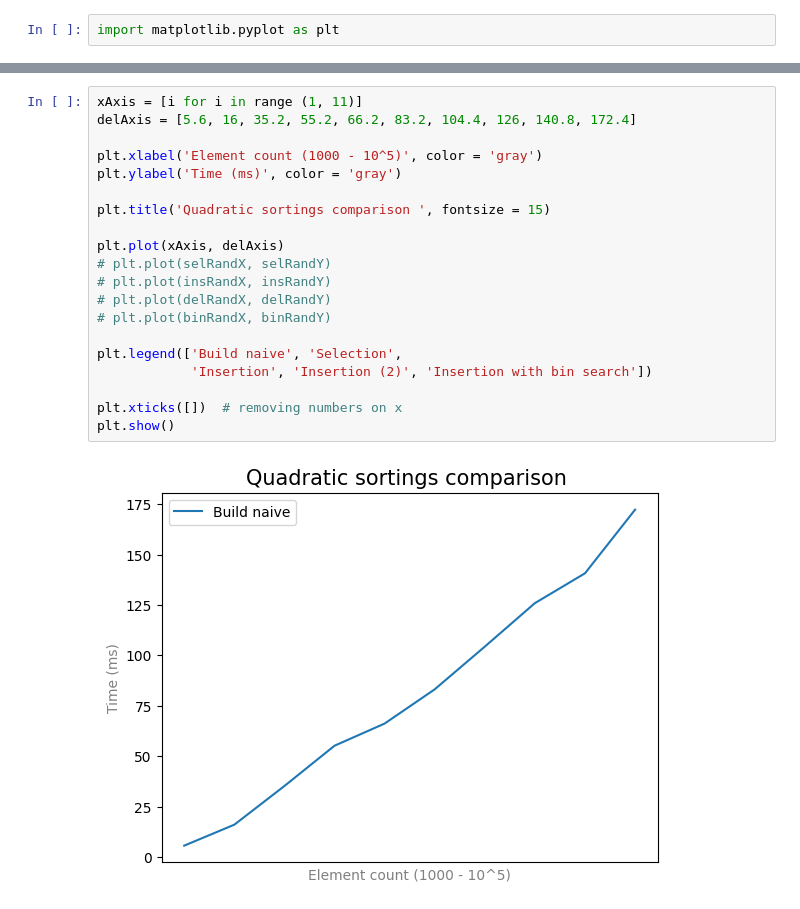
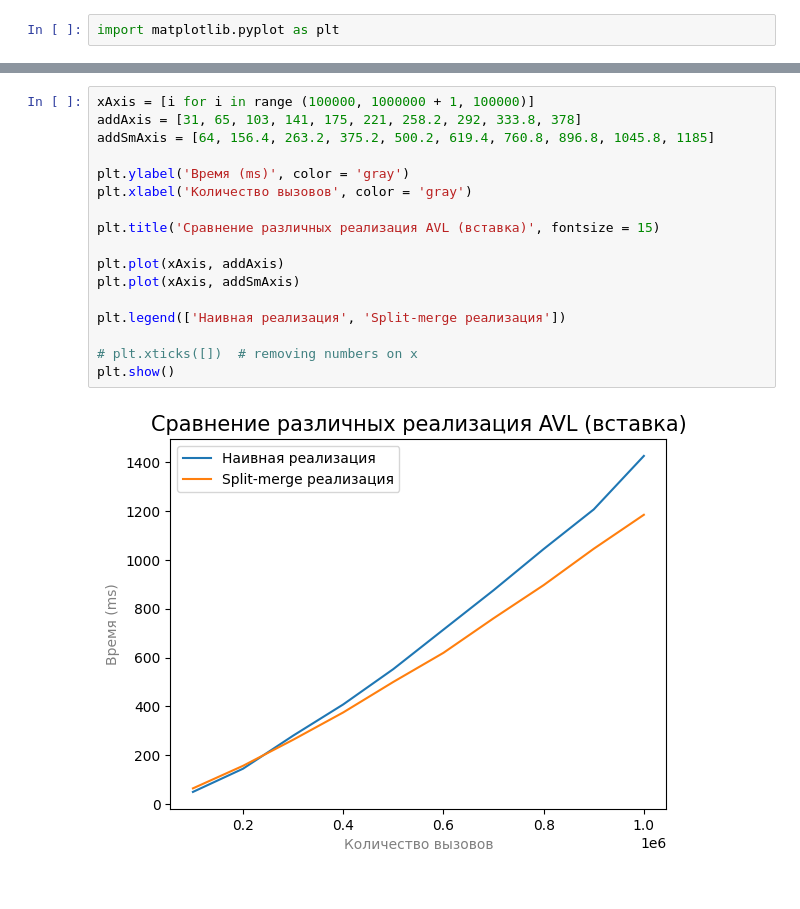
Before and after one commit to ThreadJava800/TreeCompare, a Jupyter notebook: graphs/drawGraph.ipynb, the cells around one changed output, grey strips where cells are left out. Saved outputs shown, nothing was run; the diff lists cells and outputs as text.

```diff
--- a/graphs/drawGraph.ipynb
+++ b/graphs/drawGraph.ipynb
@@ -25,22 +3,19 @@ plt.show()
-# %%
-xAxis = [i for i in range (1, 11)]
-delAxis = [5.6, 16, 35.2, 55.2, 66.2, 83.2, 104.4, 126, 140.8, 172.4]
-
-plt.xlabel('Element count (1000 - 10^5)', color = 'gray')
-plt.ylabel('Time (ms)', color = 'gray')
-
-plt.title('Quadratic sortings comparison ', fontsize = 15)
-
-plt.plot(xAxis, delAxis)
-# plt.plot(selRandX, selRandY)
-# plt.plot(insRandX, insRandY)
-# plt.plot(delRandX, delRandY)
-# plt.plot(binRandX, binRandY)
-
-plt.legend(['Build naive', 'Selection',
-            'Insertion', 'Insertion (2)', 'Insertion with bin search'])
-
-plt.xticks([])  # removing numbers on x
-plt.show()
-# %% [output]
-[figure, removed]
+# %%
+xAxis = [i for i in range (100000, 1000000 + 1, 100000)]
+addAxis = [31, 65, 103, 141, 175, 221, 258.2, 292, 333.8, 378]
+addSmAxis = [64, 156.4, 263.2, 375.2, 500.2, 619.4, 760.8, 896.8, 1045.8, 1185]
+
+plt.ylabel('Время (ms)', color = 'gray')
+plt.xlabel('Количество вызовов', color = 'gray')
+
+plt.title('Сравнение различных реализация AVL (вставка)', fontsize = 15)
+
+plt.plot(xAxis, addAxis)
+plt.plot(xAxis, addSmAxis)
+
+plt.legend(['Наивная реализация', 'Split-merge реализация'])
+
+# plt.xticks([])  # removing numbers on x
+plt.show()
+# %% [output]
+[figure, added]
```
Also changed, not shown: parts of 2 cells of this notebook, 3 other files.
